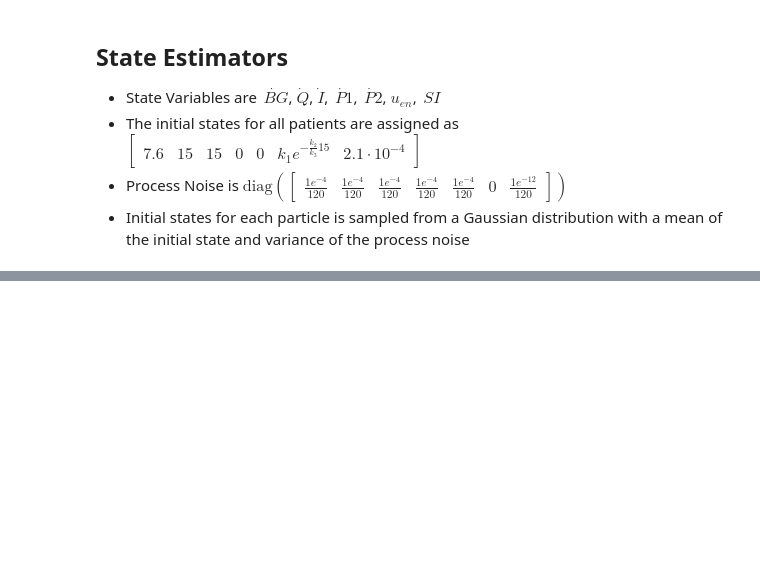
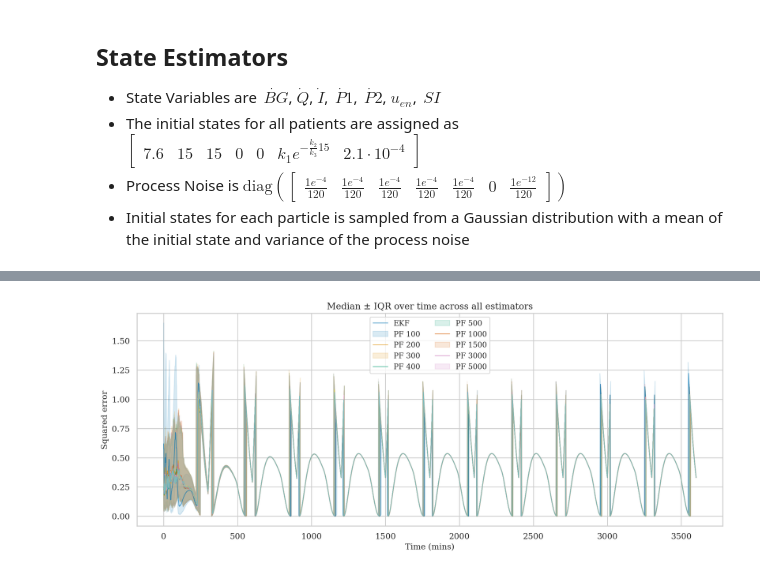
Before and after one commit to mlmulv/Thesis-Code, a Jupyter notebook: notebooks/02_Estimator_Comparison.ipynb, the cells around one changed output, grey strips where cells are left out. Cells and saved outputs as stored; diff of their text form; code cells hidden in the pictures; blank space fills up the shorter version.

```diff
--- a/notebooks/02_Estimator_Comparison.ipynb
+++ b/notebooks/02_Estimator_Comparison.ipynb
@@ -147,0 +59,21 @@ print(mse_est_iqr)
+# %%
+squared_error_est = error_est**2
+median = np.median(squared_error_est, axis=1)
+p25 = np.percentile(squared_error_est, 25, axis=1)
+p75 = np.percentile(squared_error_est, 75, axis=1)
+time = np.arange(median.shape[1])
+palette = sns.color_palette("colorblind", len(filters))
+
+fig, ax = plt.subplots(figsize=(12,5))
+
+for i in range(len(filters)):
+    ax.plot(time, median[i], color=palette[i], linewidth=0.9, alpha=0.7)
+    ax.fill_between(time, p25[i], p75[i], color=palette[i], alpha=0.15)
+ax.set_xlabel('Time (mins)')
+ax.set_ylabel('Squared error')
+ax.set_title('Median ± IQR over time across all estimators')
+ax.legend(filters, ncols=2, loc='best')
+plt.tight_layout()
+plt.show();
+# %% [output]
+[figure, added]
```
Also changed, not shown: parts of 10 cells of this notebook, 1 other file.
